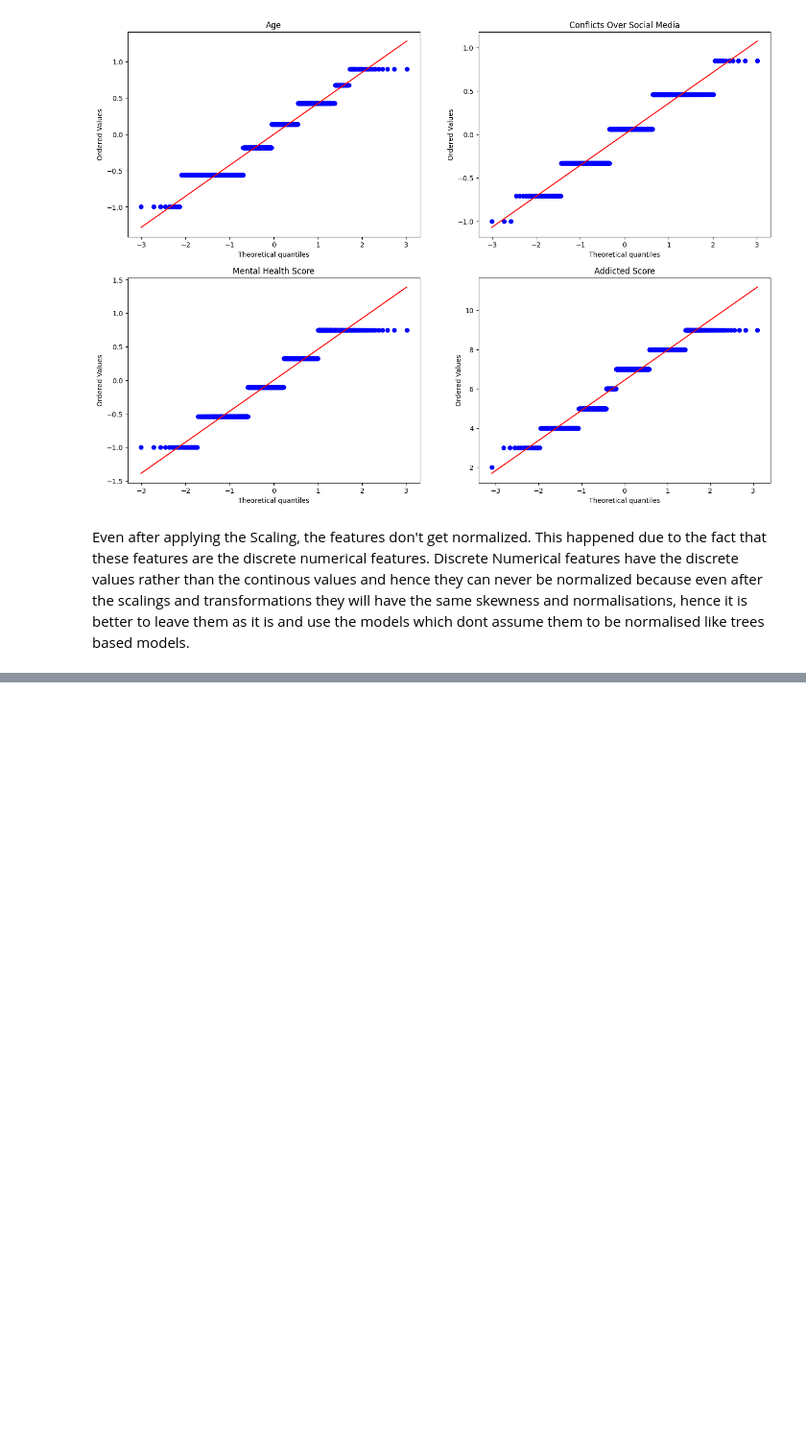
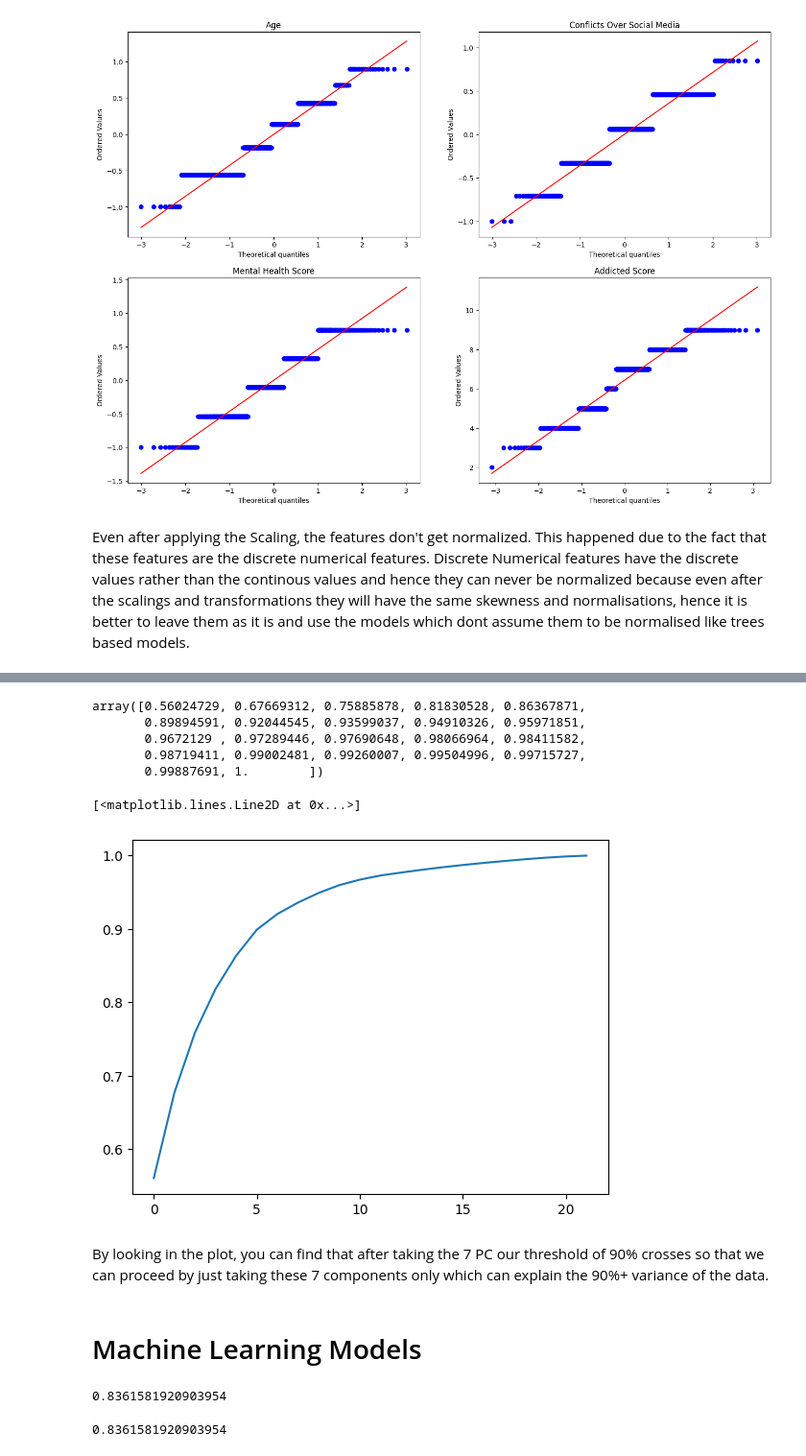
Before and after one commit to Harsh-1598/Students-Social-Media-Addiction, a Jupyter notebook: main.ipynb, the cells around one changed output, grey strips where cells are left out. Shown at 96% size. Drawn from its saved outputs; the diff is of its cells as text; code cells hidden in the pictures; blank space fills up the shorter version.

```diff
--- a/main.ipynb
+++ b/main.ipynb
@@ -632,0 +697,10 @@ Even after applying the Scaling, the features don't get normalized. This happene
+# %%
+percentile25 = data["Avg_Daily_Usage_Hours"].quantile(0.25)
+percentile75 = data["Avg_Daily_Usage_Hours"].quantile(0.75)
+IQR = percentile75 - percentile25
+
+max_allowed = (percentile75 + 1.5*IQR)
+min_allowed = (percentile25 - 1.5*IQR)
+print("The max allowed Avg Daily Usage Hours is:", max_allowed)
+print("The min allowed Avg Daily Usage Hours is:", min_allowed)
+print(X_train_trf_norm_mas[(X_train_trf_norm_mas["Avg_Daily_Usage_Hours"] > max_allowed) | (X_train_trf_norm_mas["Avg_Daily_Usage_Hours"] < min_allowed)])
@@ -632,0 +727,14 @@ Even after applying the Scaling, the features don't get normalized. This happene
+# %%
+# # Trimming: Remove outliers (keep only values within range)
+# X_train_trf_norm_mas = X_train_trf_norm_mas[
+#     (X_train_trf_norm_mas["Avg_Daily_Usage_Hours"] >= min_allowed) &
+#     (X_train_trf_norm_mas["Avg_Daily_Usage_Hours"] <= max_allowed)
+# ]
+
+# Capping: Replace outliers with boundary values
+X_train_trf_norm_mas["Avg_Daily_Usage_Hours"] = X_train_trf_norm_mas["Avg_Daily_Usage_Hours"].clip(lower=min_allowed, upper=max_allowed)
+
+# Applying same boundaries to the test data
+# X_test_trf_norm_mas["Avg_Daily_Usage_Hours"] = X_test_trf_norm_mas["Avg_Daily_Usage_Hours"].clip(lower=min_allowed, upper=max_allowed)
+
+print(X_train_trf_norm_mas[(X_train_trf_norm_mas["Avg_Daily_Usage_Hours"] > max_allowed) | (X_train_trf_norm_mas["Avg_Daily_Usage_Hours"] < min_allowed)])
@@ -632,0 +831,4 @@ Even after applying the Scaling, the features don't get normalized. This happene
+# %%
+pca = PCA(n_components=None)
+X_train_pca = pca.fit_transform(X_train_trf_norm_mas)
+X_test_pca = pca.transform(X_test_trf_norm_mas)
@@ -632,0 +846,35 @@ Even after applying the Scaling, the features don't get normalized. This happene
+# %%
+np.cumsum(pca.explained_variance_ratio_)
+# %% [output]
+array([0.56024729, 0.67669312, 0.75885878, 0.81830528, 0.86367871,
+       0.89894591, 0.92044545, 0.93599037, 0.94910326, 0.95971851,
+       0.9672129 , 0.97289446, 0.97690648, 0.98066964, 0.98411582,
+       0.98719411, 0.99002481, 0.99260007, 0.99504996, 0.99715727,
+       0.99887691, 1.        ])
+# %%
+plt.plot(np.cumsum(pca.explained_variance_ratio_))
+# %% [output]
+[<matplotlib.lines.Line2D at 0x...>]
+[figure, added]
+# %% [markdown]
+By looking in the plot, you can find that after taking the 7 PC our threshold of 90% crosses so that we can proceed by just taking these 7 components only which can explain the 90%+ variance of the data.
+# %% [markdown]
+# Machine Learning Models
+# %%
+from sklearn.neighbors import KNeighborsClassifier
+from sklearn.metrics import accuracy_score
+
+knn = KNeighborsClassifier()
+knn.fit(X_train_trf_norm_mas,Y_train)
+Y_pred = knn.predict(X_test_trf_norm_mas)
+
+accuracy_score(Y_test,Y_pred)
+# %% [output]
+0.8361581920903954
+# %%
+knn.fit(X_train_pca,Y_train)
+Y_pred = knn.predict(X_test_pca)
+
+accuracy_score(Y_test,Y_pred)
+# %% [output]
+0.8361581920903954
```
Also changed, not shown: parts of 38 cells of this notebook.
